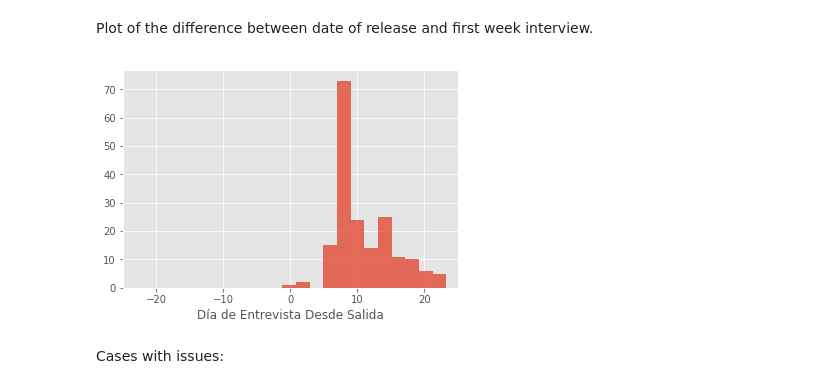
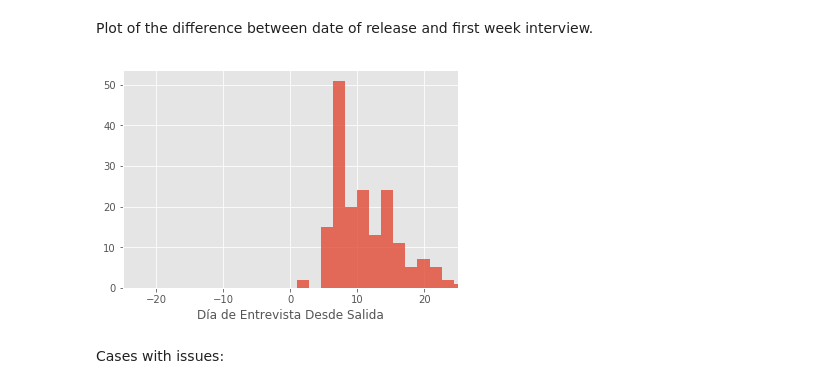
Before and after one commit to sdaza/reentry-chile, a Jupyter notebook: reports/reentry_chile_response_rates.ipynb, the cells around one changed output. Saved outputs shown, nothing was run; the diff lists cells and outputs as text; code cells hidden in the pictures.

```diff
--- a/reports/reentry_chile_response_rates.ipynb
+++ b/reports/reentry_chile_response_rates.ipynb
@@ -294,11 +294,11 @@ Name: release_week, dtype: int64
 # %% [markdown]
 Plot of the difference between date of release and first week interview.
 # %%
-ax = df.release_week.hist(bins = 300, alpha = 0.8);
+ax = df.release_week.hist(bins = 20, alpha = 0.8);
 ax.set_xlim(-25,25)
 ax.set_xlabel('Día de Entrevista Desde Salida');
 # %% [output]
-[figure, old version]
+[figure, new version]
 # %%
 df['week_deadline'] = pd.DatetimeIndex( df['release_f'] ) + pd.DateOffset(weeks = 5) # five weeks!
 # %% [markdown]
```
Also changed, not shown: parts of 18 cells of this notebook.
